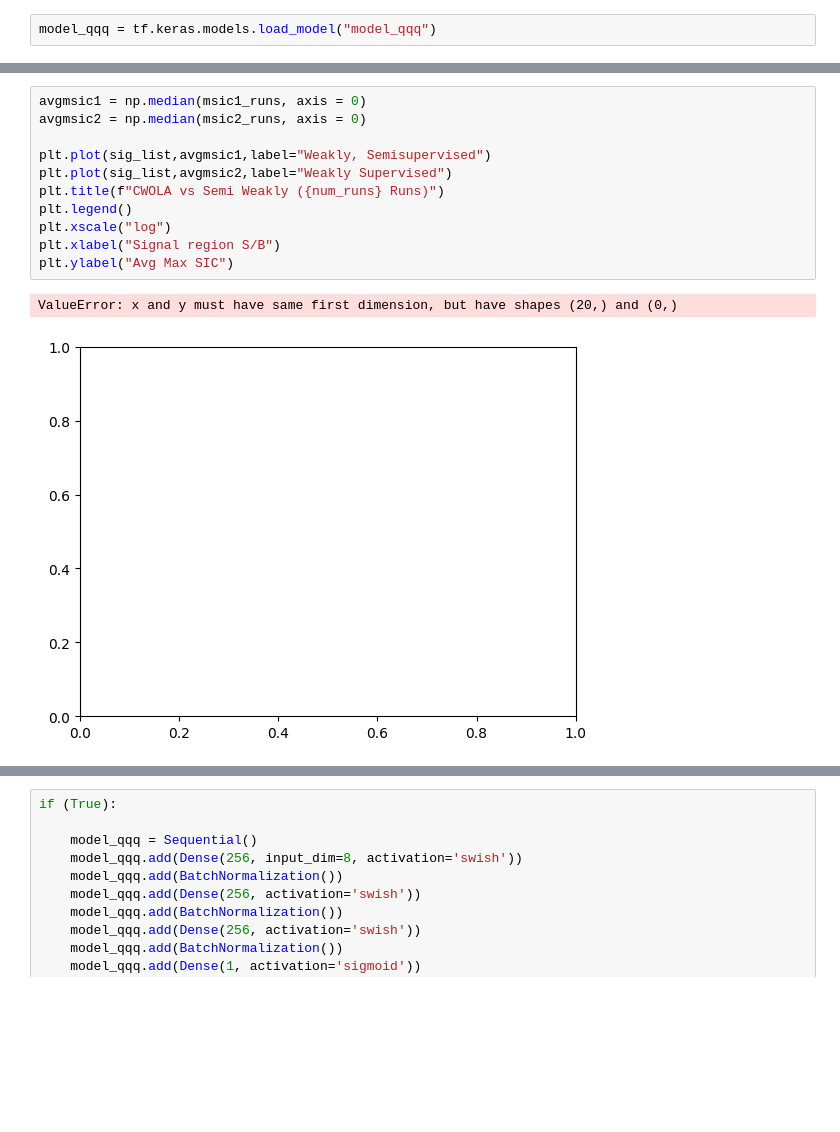
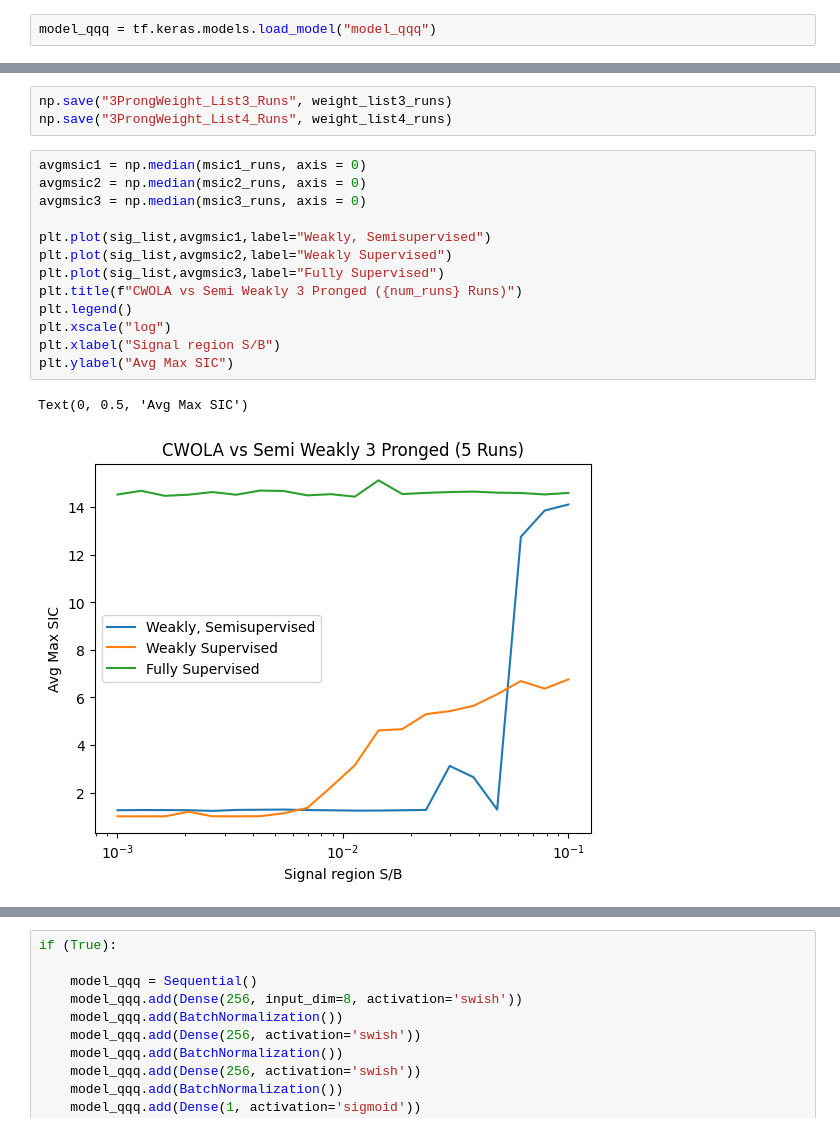
Before and after one commit to GitGup/SemiWeaklySupervised, a Jupyter notebook: SemiWeakly6Features.ipynb, the cells around one changed output, grey strips where cells are left out. Cells and saved outputs as stored; diff of their text form; blank space fills up the shorter version.

Commit message:
trainable weight plots 3pronged fixed

```diff
--- a/SemiWeakly6Features.ipynb
+++ b/SemiWeakly6Features.ipynb
@@ -1094,14 +1094,19 @@ for _ in range(num_runs):
+# %%
+np.save("3ProngWeight_List3_Runs", weight_list3_runs)
+np.save("3ProngWeight_List4_Runs", weight_list4_runs)
 # %%
 avgmsic1 = np.median(msic1_runs, axis = 0)
 avgmsic2 = np.median(msic2_runs, axis = 0)
+avgmsic3 = np.median(msic3_runs, axis = 0)
 
 plt.plot(sig_list,avgmsic1,label="Weakly, Semisupervised")
 plt.plot(sig_list,avgmsic2,label="Weakly Supervised")
-plt.title(f"CWOLA vs Semi Weakly ({num_runs} Runs)")
+plt.plot(sig_list,avgmsic3,label="Fully Supervised")
+plt.title(f"CWOLA vs Semi Weakly 3 Pronged ({num_runs} Runs)")
 plt.legend()
 plt.xscale("log")
 plt.xlabel("Signal region S/B")
 plt.ylabel("Avg Max SIC")
 # %% [output]
-ValueError: x and y must have same first dimension, but have shapes (20,) and (0,)
+Text(0, 0.5, 'Avg Max SIC')
-[figure, old version]
+[figure, new version]
```
Also changed, not shown: parts of 7 cells of this notebook.
